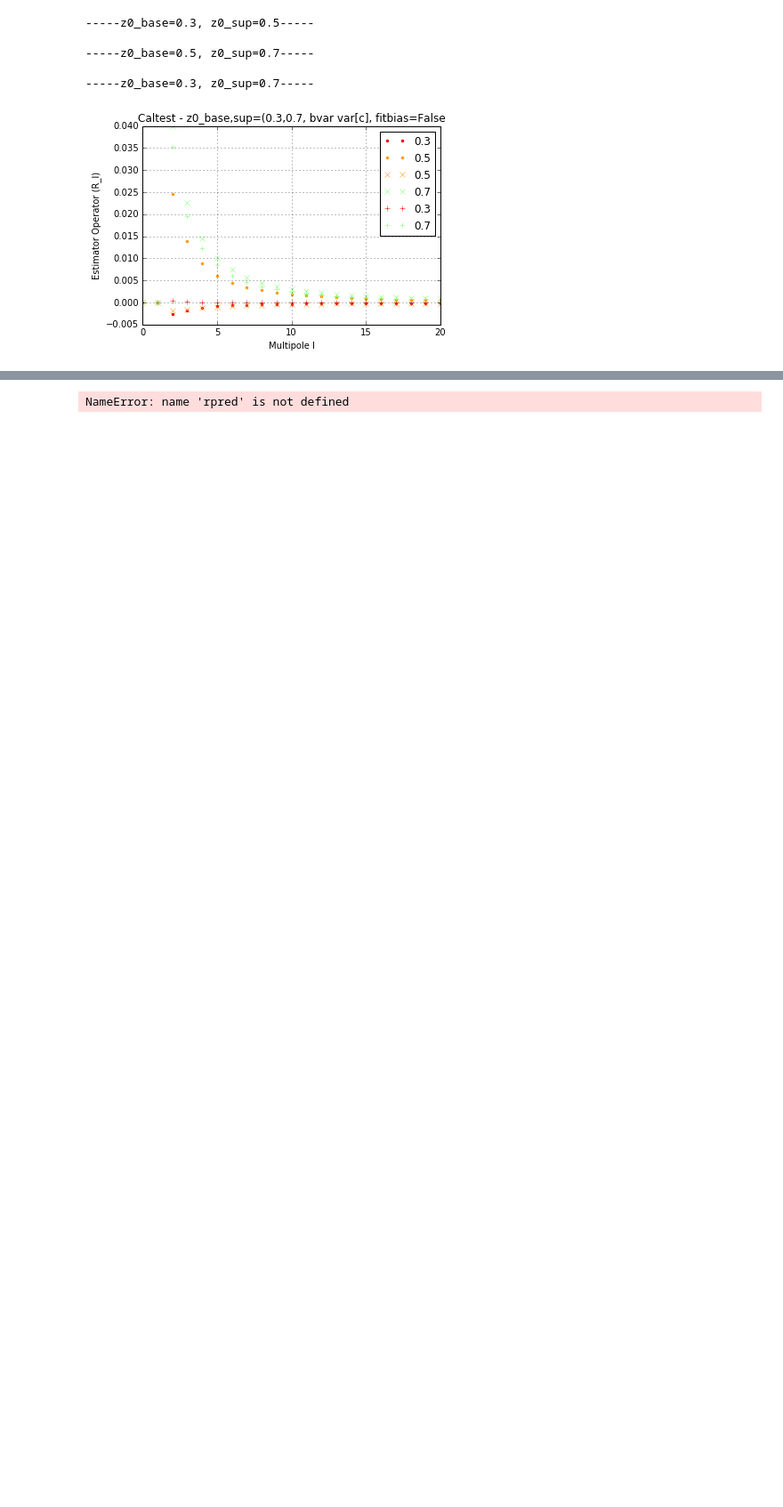
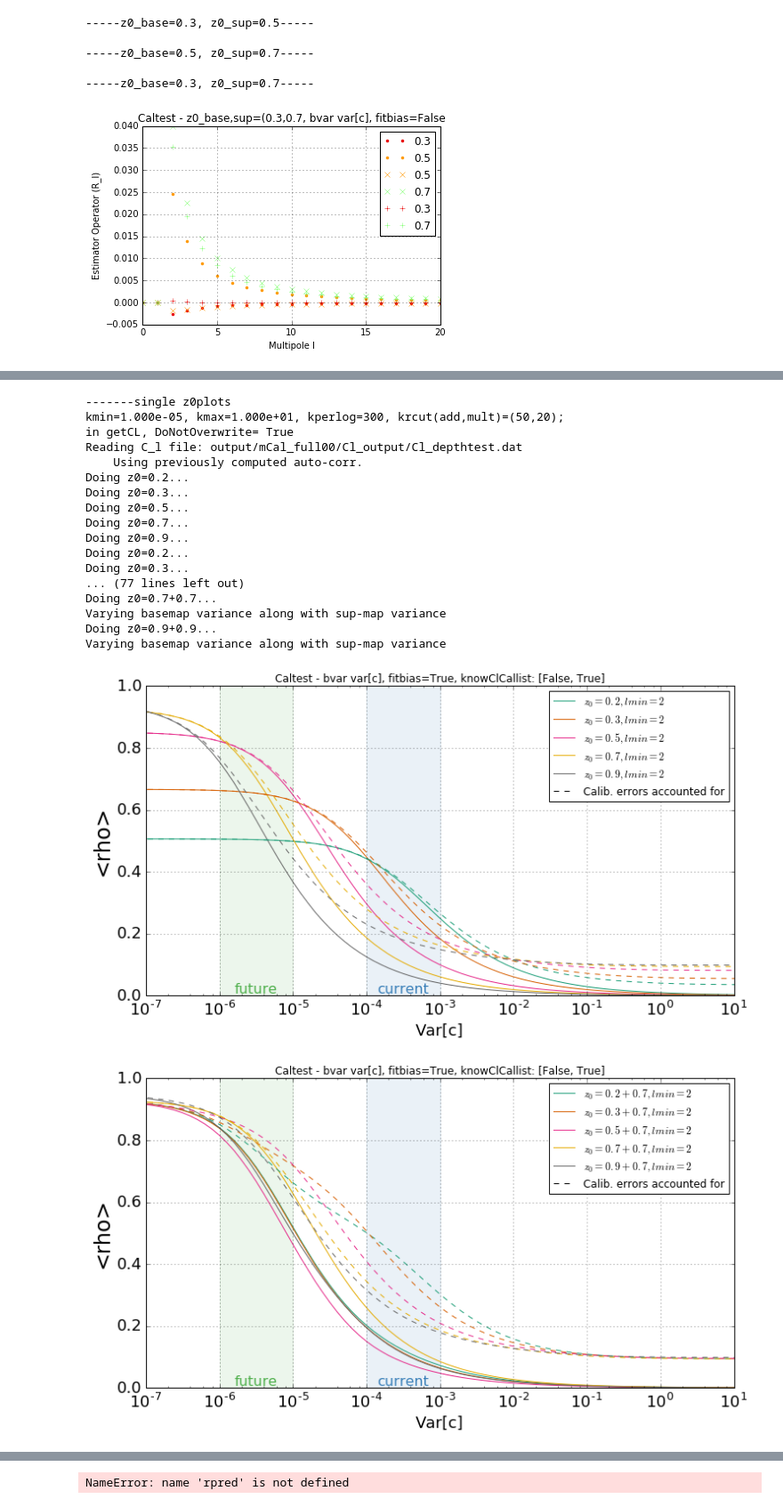
Before and after one commit to jessmuir/isw_reconstr, a Jupyter notebook: NW Multi.ipynb, the cells around one changed output, grey strips where cells are left out. Shown at 89% size. Cells and saved outputs as stored; diff of their text form; code cells hidden in the pictures; blank space fills up the shorter version.

```diff
--- a/NW Multi.ipynb
+++ b/NW Multi.ipynb
@@ -1274,0 +1300,30 @@ Reading C_l file: output/mCal_full00/Cl_output/Cl_depthtest.dat
+# %%
+z0toplot=[.2,.3,.5,.7,.9]
+print "\n-------single z0plots"
+mcal_plot_many_z0(z0list=z0toplot,z0baselist=None, varnamelist=['rho'], reclminlist=[2], nbar='default', fitbias=True, scaleToVarGal=False, doCross=0)
+print "\n-------plot paired with a fiducial z0=0.7 map"
+mcal_plot_many_z0(z0list=z0toplot, z0baselist=[.7]*len(z0toplot), varnamelist=['rho'], reclminlist=[2], nbar='default', fitbias=True, scaleToVarGal=False, doCross=0)
+print "\n-------plot double maps"
+mcal_plot_many_z0(z0list=z0toplot, z0baselist=z0toplot, varnamelist=['rho'], reclminlist=[2], nbar='default', fitbias=True, scaleToVarGal=False, doCross=0)
+print "\n-------plot double maps"
+mcal_plot_many_z0(z0list=z0toplot, z0baselist=z0toplot, varnamelist=['rho'], reclminlist=[2], nbar='default', fitbias=True, scaleToVarGal=True, doCross=0)
+# %% [output]
+-------single z0plots
+kmin=1.000e-05, kmax=1.000e+01, kperlog=300, krcut(add,mult)=(50,20);
+in getCL, DoNotOverwrite= True
+Reading C_l file: output/mCal_full00/Cl_output/Cl_depthtest.dat
+    Using previously computed auto-corr.
+Doing z0=0.2...
+Doing z0=0.3...
+Doing z0=0.5...
+Doing z0=0.7...
+Doing z0=0.9...
+Doing z0=0.2...
+Doing z0=0.3...
+... (77 lines left out)
+Doing z0=0.7+0.7...
+Varying basemap variance along with sup-map variance
+Doing z0=0.9+0.9...
+Varying basemap variance along with sup-map variance
+[figure, added]
+[figure, added]
```
Also changed, not shown: parts of 19 cells of this notebook.
